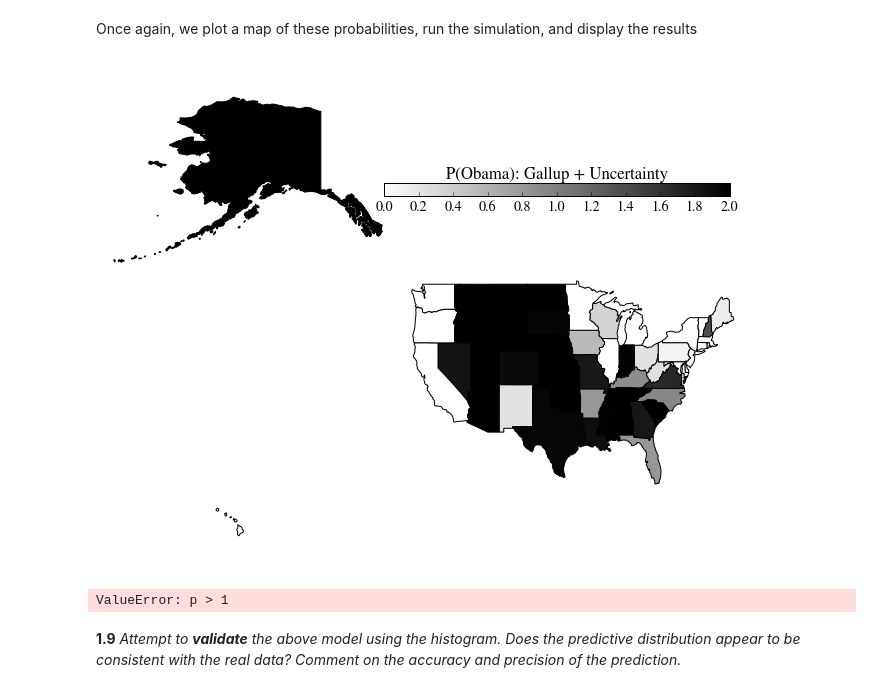
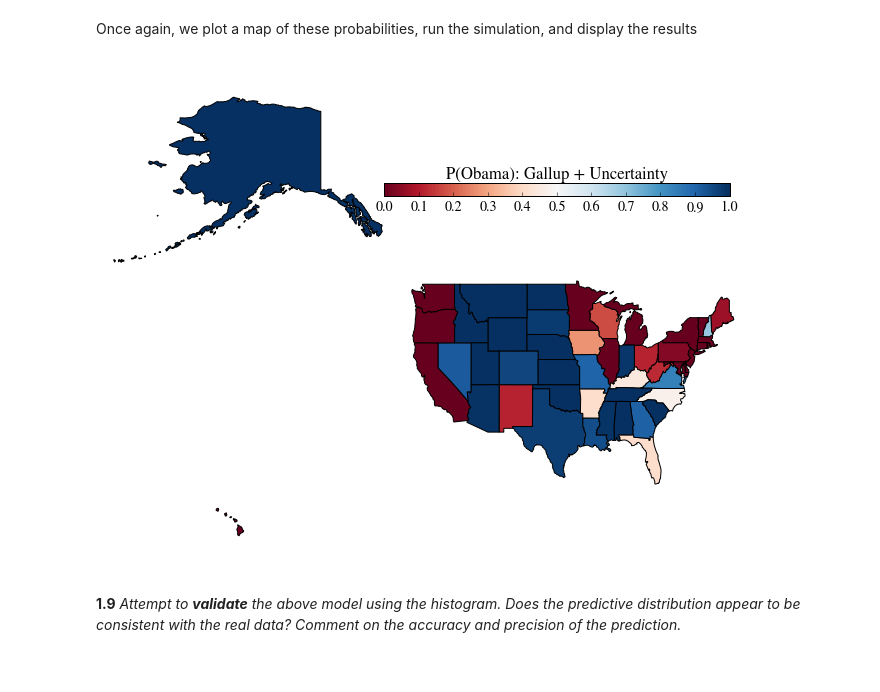
Before and after one commit to kausk/CS109, a Jupyter notebook: cs109-HW2.ipynb, the cells around one changed output. Cells and saved outputs as stored; diff of their text form; code cells hidden in the pictures.

Commit message:
Forgot the .5 in front of the cdf function

```diff
--- a/cs109-HW2.ipynb
+++ b/cs109-HW2.ipynb
@@ -555,7 +554,7 @@ def uncertain_gallup_model(gallup):
     CDF_probability =[]##list of error function probabilities
     states = [] ##could get this from gallup.rows, but want to manually add to list to prevent one-off errors in case for-loop fails
     for index, row in gallup.iterrows():
-        CDF_Zero = (1+erf(((0-row['Dem_Adv'])/(sqrt(2*(3*3)))))) ##the cdf error function
+        CDF_Zero = .5*(1+erf(((0-row['Dem_Adv'])/(sqrt(2*(3*3)))))) ##the cdf error function
 
         CDF_probability.append(CDF_Zero)##append cdf value
         states.append(index)##append index
@@ -591,11 +590,10 @@ Once again, we plot a map of these probabilities, run the simulation, and displa
 # %%
 make_map(model.Obama, "P(Obama): Gallup + Uncertainty")
 plt.show()
-prediction = simulate_election(model, 10)
-plot_simulation(prediction)
+#prediction = simulate_election(model, 10)
+#plot_simulation(prediction)
 # %% [output]
-[figure, old version]
+[figure, new version]
-ValueError: p > 1
 # %% [markdown]
 **1.9**  *Attempt to **validate** the above model using the histogram. Does the predictive distribution appear to be consistent with the real data? Comment on the accuracy and precision of the prediction.*
 # %% [markdown]
```
Also changed, not shown: parts of 2 cells of this notebook.
